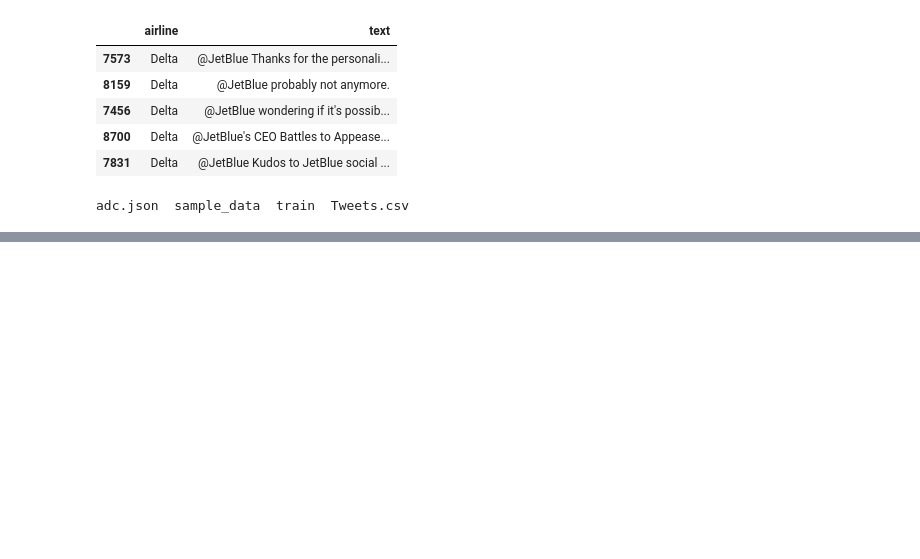
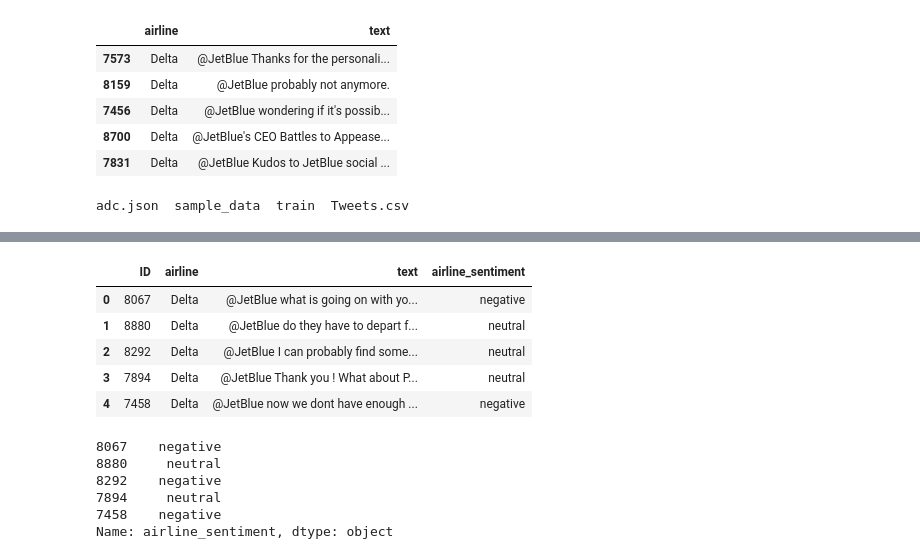
Before and after one commit to aishwarya-agrawal/twitter-analysis, a Jupyter notebook: ULMFitontweets.ipynb, the cells around one changed output, grey strips where cells are left out. Drawn from its saved outputs; the diff is of its cells as text; code cells hidden in the pictures; blank space fills up the shorter version.

```diff
--- a/ULMFitontweets.ipynb
+++ b/ULMFitontweets.ipynb
@@ -322,0 +333,2 @@ test_pred.to_csv('test/eval/predicted.txt', sep='\t', index=True,
+# %%
+file = pd.read_csv('predicted.csv')
@@ -322,0 +339,18 @@ test_pred.to_csv('test/eval/predicted.txt', sep='\t', index=True,
+# %%
+file.head()
+# %% [output]
+|  | ID | airline | text | airline_sentiment |
+| 0 | 8067 | Delta | @JetBlue what is going on with yo... | negative |
+| 1 | 8880 | Delta | @JetBlue do they have to depart f... | neutral |
+| 2 | 8292 | Delta | @JetBlue I can probably find some... | neutral |
+| 3 | 7894 | Delta | @JetBlue Thank you ! What about P... | neutral |
+| 4 | 7458 | Delta | @JetBlue now we dont have enough ... | negative |
+# %%
+test['airline_sentiment'][df['airline']=='Delta'].head()
+# %% [output]
+8067    negative
+8880     neutral
+8292    negative
+7894     neutral
+7458    negative
+Name: airline_sentiment, dtype: object
```
Also changed, not shown: parts of 6 cells of this notebook.
